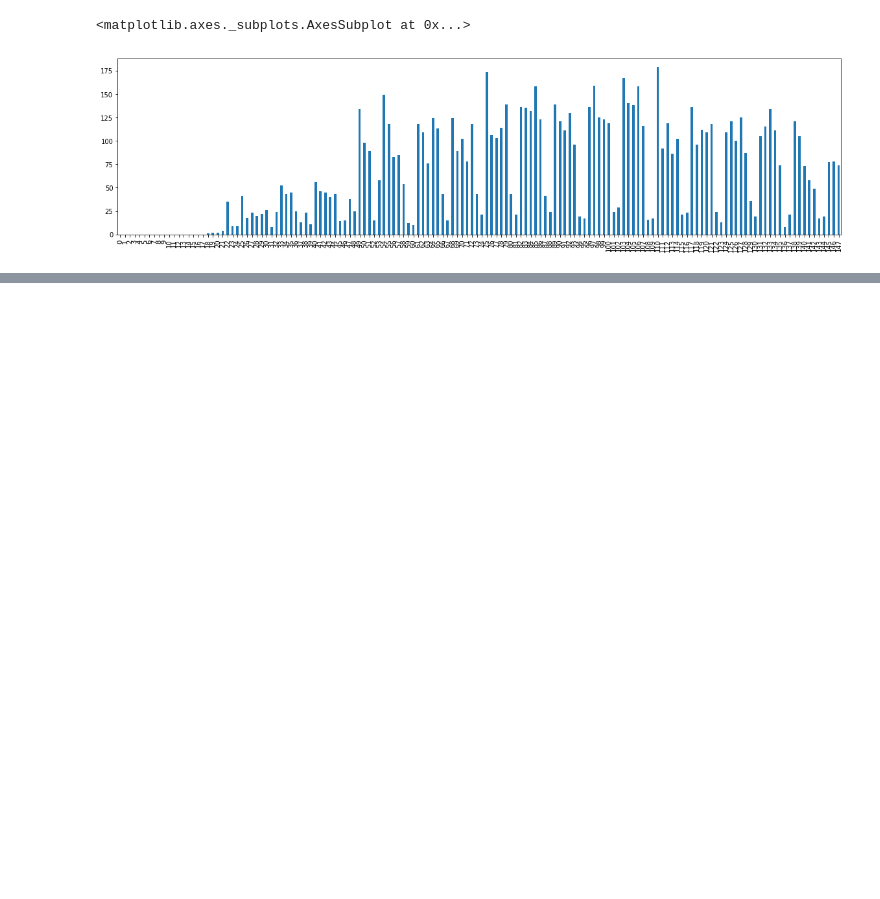
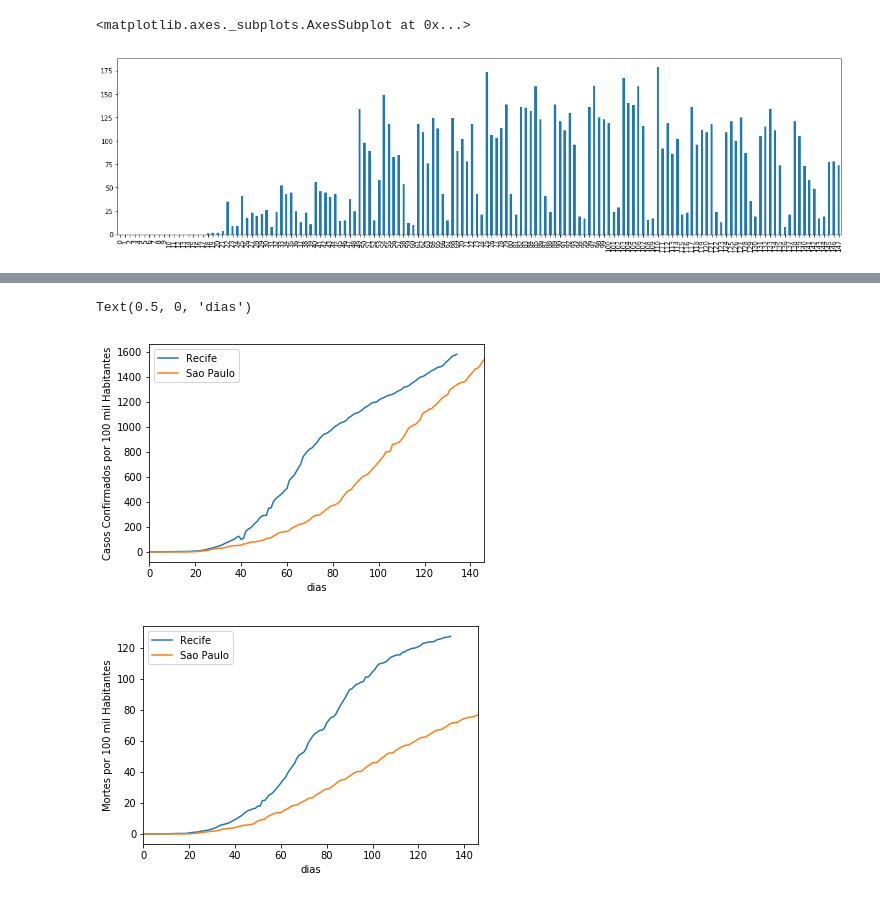
Before and after one commit to mathlimma/data-science-project-1, a Jupyter notebook: covid19.ipynb, the cells around one changed output, grey strips where cells are left out. Saved outputs shown, nothing was run; the diff lists cells and outputs as text; code cells hidden in the pictures; blank space fills up the shorter version.

```diff
--- a/covid19.ipynb
+++ b/covid19.ipynb
@@ -464,0 +265,26 @@ plt.plot(covidRecife.deaths_per_day_per_1kk_inhabitants)
+# %%
+# Veremos agora o comparativo entre casos confirmados por 100 mil habitantes e mortes por 100 mil habitantes entre Recife e São Paulo
+
+# comparação entre o número de casos confirmados por 100 mil habitantes em Recife (azul) e São Paulo (laranja)
+crec_confirmed_per_100k_inhabitants = covidRecife.confirmed_per_100k_inhabitants[0:-1:1]
+csp_confirmed_per_100k_inhabitants = covidSP.confirmed_per_100k_inhabitants[0:-1:1]
+plot_confirmed_per_100k_inhabitants = pd.concat([crec_confirmed_per_100k_inhabitants, csp_confirmed_per_100k_inhabitants], axis=1, keys=['Recife', 'Sao Paulo'])
+plot_confirmed_per_100k_inhabitants.plot(kind='line', figsize=[6, 4])
+plt.ylabel('Casos Confirmados por 100 mil Habitantes')
+plt.xlabel('dias')
+
+# a mesma tendencia segue no número de mortes
+
+# comparação entre o número de mortes por 100 mil habitantes em Recife (azul) e São Paulo (laranja)
+crec_deaths_per_100k_inhabitants = covidRecife.deaths_per_100k_inhabitants[0:-1:1]
+csp_deaths_per_100k_inhabitants = covidSP.deaths_per_100k_inhabitants[0:-1:1]
+plot_deaths_per_100k_inhabitants = pd.concat([crec_deaths_per_100k_inhabitants, csp_deaths_per_100k_inhabitants], axis=1, keys=['Recife', 'Sao Paulo'])
+plot_deaths_per_100k_inhabitants.plot(kind='line', figsize=[6, 4])
+plt.ylabel('Mortes por 100 mil Habitantes')
+plt.xlabel('dias')
+
+# no gráfico abaixo a cidade de Recife parece ter sido muito mais afetada do que São Paulo, pois temos uma curva maior em relação a casos confirmados/mortes por 100 mil habitantes
+# %% [output]
+Text(0.5, 0, 'dias')
+[figure, added]
+[figure, added]
```
Also changed, not shown: parts of 72 cells of this notebook, 2 other files.
